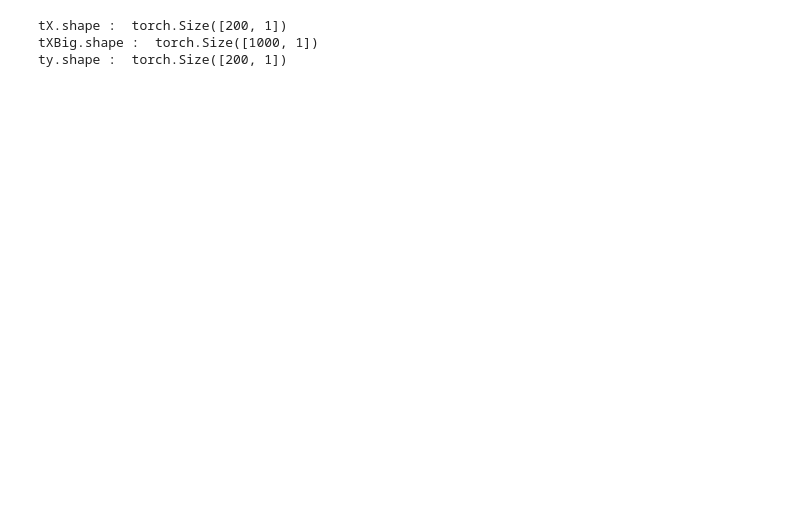
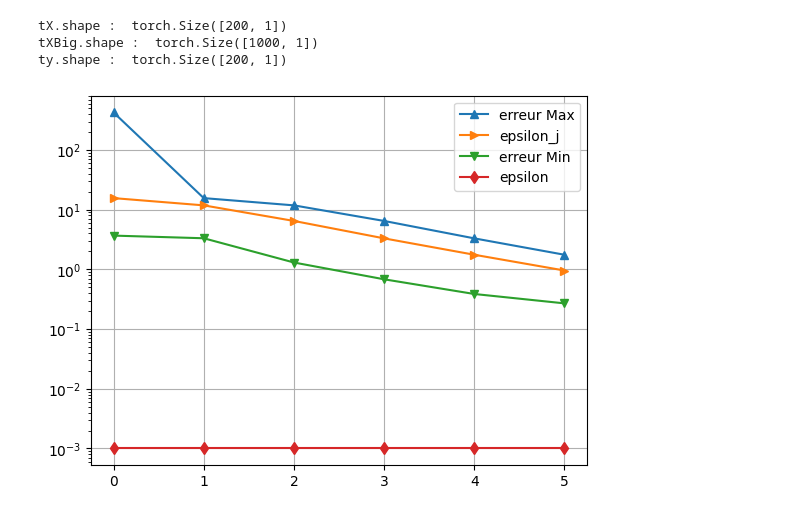
Before and after one commit to Davidson-Lova/PFE_clean, a Jupyter notebook: src/visualization/visCos.ipynb, the cells around one changed output. Saved outputs shown, nothing was run; the diff lists cells and outputs as text; code cells hidden in the pictures; blank space fills up the shorter version.

```diff
--- a/src/visualization/visCos.ipynb
+++ b/src/visualization/visCos.ipynb
@@ -95,3 +83,15 @@ for idxList in range(N) :
+# %%
+plt.figure()
+plt.plot(np.float32(rhoMax), label = 'erreur Max', marker = '^')
+plt.plot(np.float32(epsJ), label = 'epsilon_j', marker = '>')
+plt.plot(np.float32(rhoMin), label = 'erreur Min', marker = 'v')
+plt.plot(np.ones(len(rhoMin)) * epsilon, label = 'epsilon', marker = 'd')
+plt.yscale('log')
+plt.legend()
+plt.grid('on')
+plt.show()
+# %% [output]
+[figure, added]
 # %%
 y_hats = torch.concatenate(
             tuple([myModel.set_params(theta).forward(tX) for theta in thetas]), 1)
```
Also changed, not shown: parts of 13 cells of this notebook, 8 other files.
